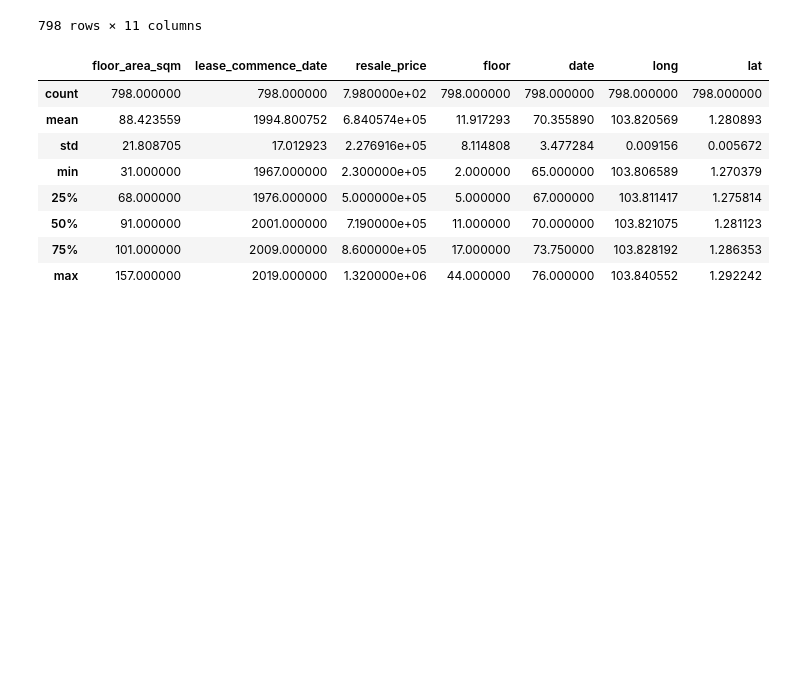
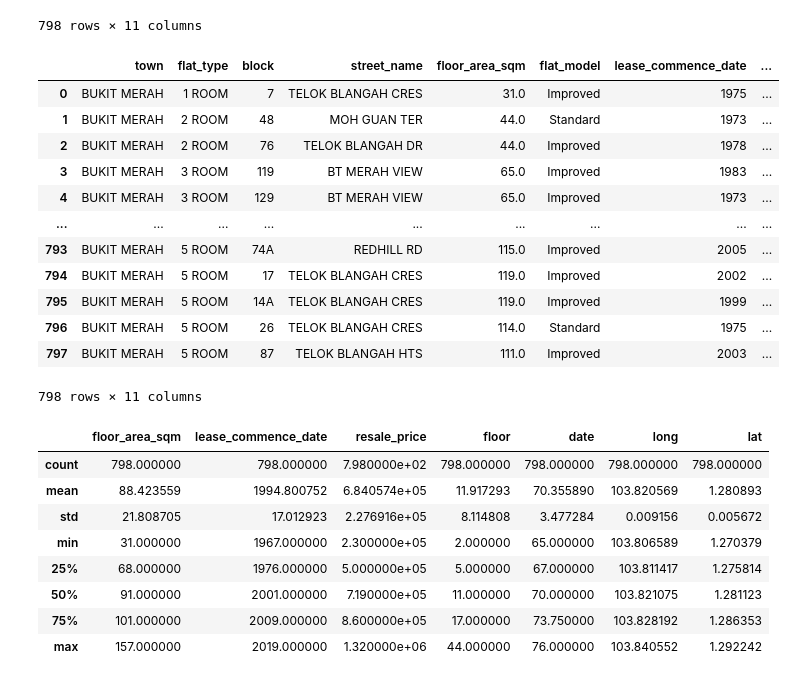
Before and after one commit to kelvinsjk/hdb-resale-price-ai, a Jupyter notebook: api-access-bukitmerah.ipynb, the cells around one changed output. Drawn from its saved outputs; the diff is of its cells as text; code cells hidden in the pictures; blank space fills up the shorter version.

Commit message:
bt merah

```diff
--- a/api-access-bukitmerah.ipynb
+++ b/api-access-bukitmerah.ipynb
@@ -184,6 +184,23 @@ df
 | 152636 | BUKIT MERAH | 5 ROOM | 26 | TELOK BLANGAH CRES | 114.0 | Standard | 1975 | ... |
 | 152637 | BUKIT MERAH | 5 ROOM | 87 | TELOK BLANGAH HTS | 111.0 | Improved | 2003 | ... |
 798 rows × 11 columns
+# %%
+df = pd.read_csv(f'./data/{town}_June22_May23_without_newest.csv')
+df
+# %% [output]
+|  | town | flat_type | block | street_name | floor_area_sqm | flat_model | lease_commence_date | ... |
+| 0 | BUKIT MERAH | 1 ROOM | 7 | TELOK BLANGAH CRES | 31.0 | Improved | 1975 | ... |
+| 1 | BUKIT MERAH | 2 ROOM | 48 | MOH GUAN TER | 44.0 | Standard | 1973 | ... |
+| 2 | BUKIT MERAH | 2 ROOM | 76 | TELOK BLANGAH DR | 44.0 | Improved | 1978 | ... |
+| 3 | BUKIT MERAH | 3 ROOM | 119 | BT MERAH VIEW | 65.0 | Improved | 1983 | ... |
+| 4 | BUKIT MERAH | 3 ROOM | 129 | BT MERAH VIEW | 65.0 | Improved | 1973 | ... |
+| ... | ... | ... | ... | ... | ... | ... | ... | ... |
+| 793 | BUKIT MERAH | 5 ROOM | 74A | REDHILL RD | 115.0 | Improved | 2005 | ... |
+| 794 | BUKIT MERAH | 5 ROOM | 17 | TELOK BLANGAH CRES | 119.0 | Improved | 2002 | ... |
+| 795 | BUKIT MERAH | 5 ROOM | 14A | TELOK BLANGAH CRES | 119.0 | Improved | 1999 | ... |
+| 796 | BUKIT MERAH | 5 ROOM | 26 | TELOK BLANGAH CRES | 114.0 | Standard | 1975 | ... |
+| 797 | BUKIT MERAH | 5 ROOM | 87 | TELOK BLANGAH HTS | 111.0 | Improved | 2003 | ... |
+798 rows × 11 columns
 # %%
 def lat_long(df):
   adds = (df.block + ' ' + df.street_name)
```
Also changed, not shown: parts of 8 cells of this notebook, 3 other files.
